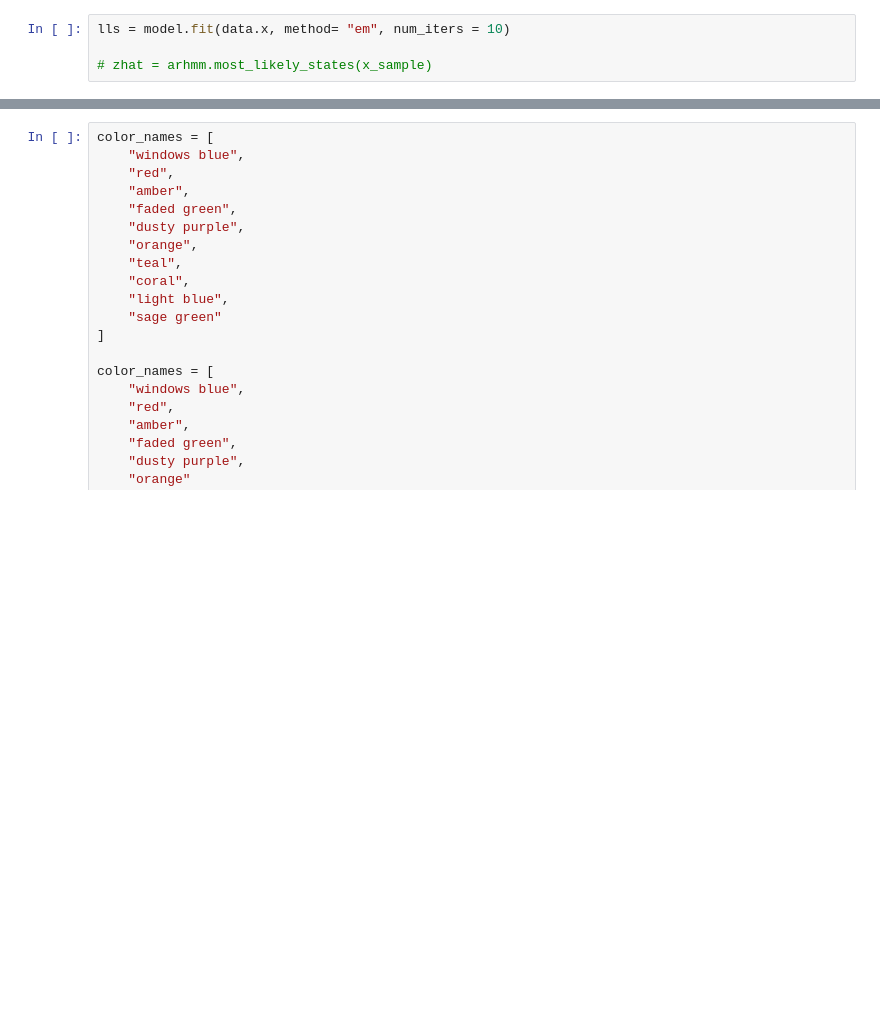
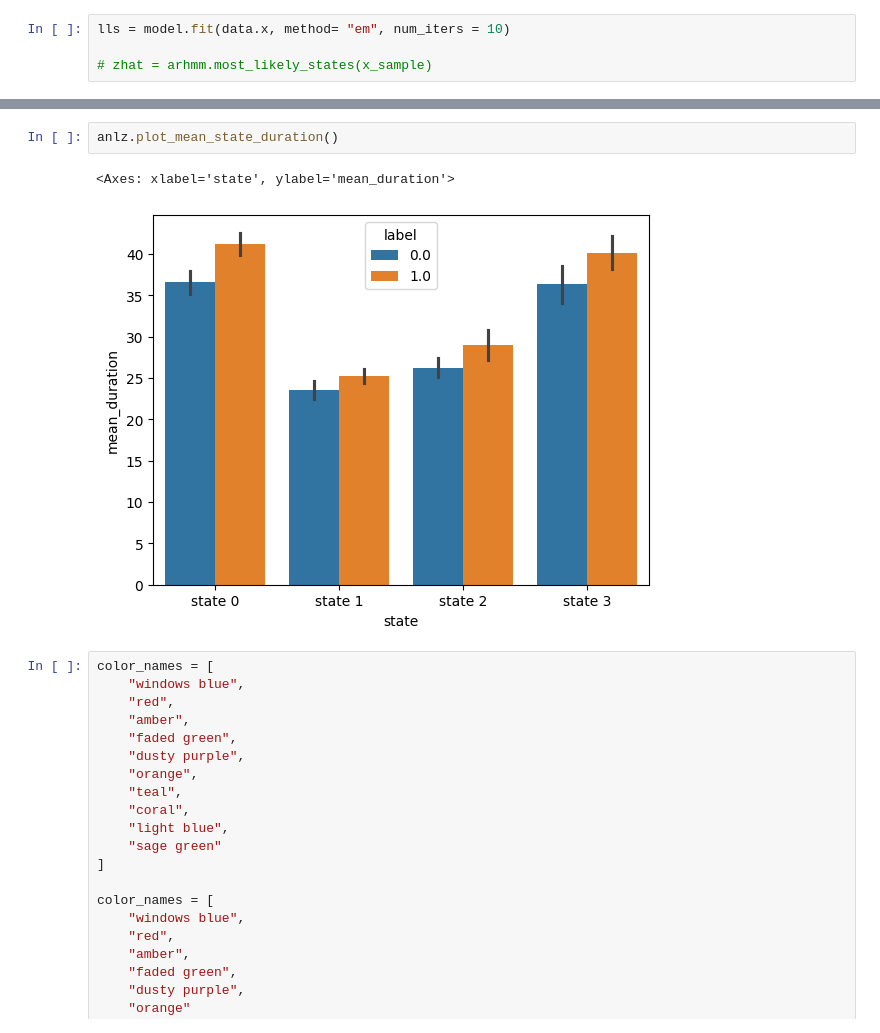
Before and after one commit to Mschaid/transphorm, a Jupyter notebook: notebooks/model_dev/arhmm_fp.ipynb, the cells around one changed output, grey strips where cells are left out. Drawn from its saved outputs; the diff is of its cells as text; blank space fills up the shorter version.

```diff
--- a/notebooks/model_dev/arhmm_fp.ipynb
+++ b/notebooks/model_dev/arhmm_fp.ipynb
@@ -69,3 +64,8 @@ AttributeError: 'ARHMMAnalyzer' object has no attribute 'lables'
+# %%
+anlz.plot_mean_state_duration()
+# %% [output]
+<Axes: xlabel='state', ylabel='mean_duration'>
+[figure, added]
 # %%
 color_names = [
     "windows blue",
```
Also changed, not shown: parts of 5 cells of this notebook, 2 other files.
